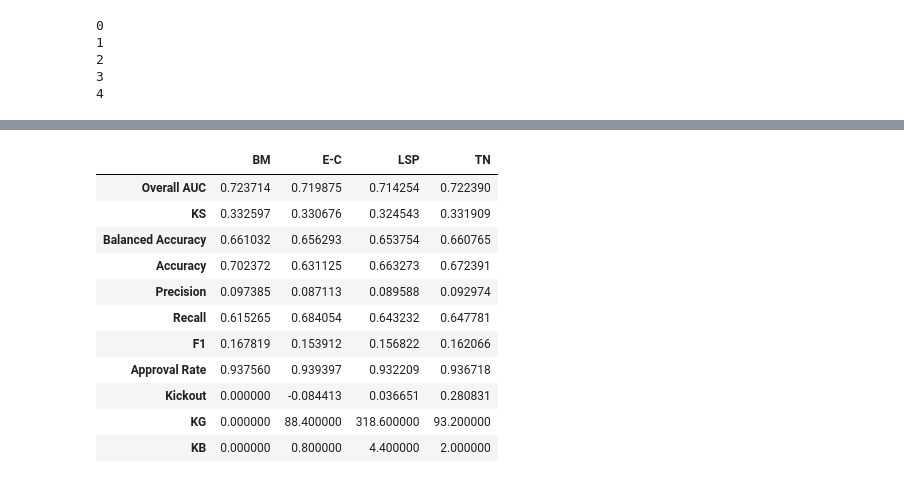
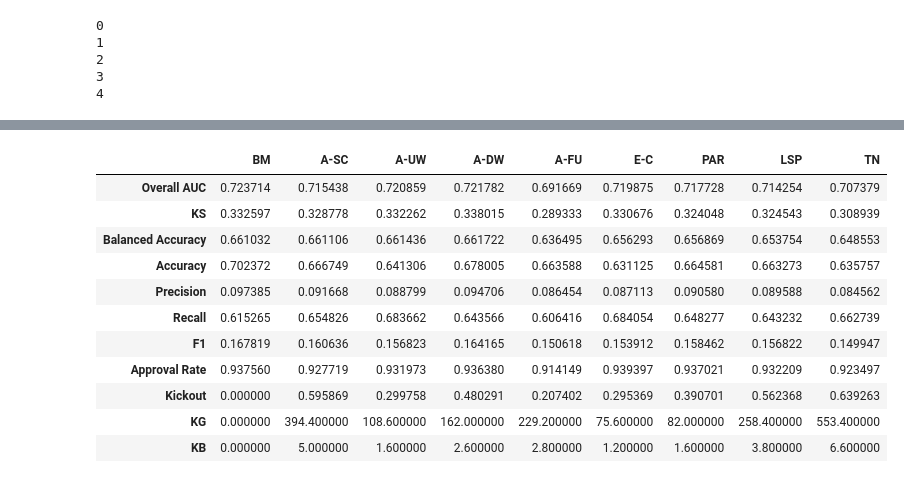
Before and after one commit to hiaac-finance/credit_pipeline, a Jupyter notebook: examples/Model_Pipeline_Functions_Pessoal_V21_K_fold.ipynb, the cells around one changed output, grey strips where cells are left out. Cells and saved outputs as stored; diff of their text form; code cells hidden in the pictures.

```diff
--- a/examples/Model_Pipeline_Functions_Pessoal_V21_K_fold.ipynb
+++ b/examples/Model_Pipeline_Functions_Pessoal_V21_K_fold.ipynb
@@ -208,0 +317,9 @@ best iteration: 3
+# %%
+df_kick = pd.concat(hist_kick, axis=0)
+# %%
+for column_name in df_kick.columns:
+    column_data = df_kick[column_name]
+    print(f"Column Name: {column_name}")
+    print("Column Data:")
+    print(column_data)
+    print("--------------")
@@ -208,0 +344,33 @@ best iteration: 3
+# %%
+import math
+import matplotlib.pyplot as plt
+
+num_plots = len(df_kick.columns)
+num_cols = math.ceil(math.sqrt(num_plots))
+num_rows = math.ceil(num_plots / num_cols)
+
+fig, axs = plt.subplots(num_rows, num_cols, figsize=(12, 8))
+
+for i, column_name in enumerate(df_kick.columns):
+    column_data = df_kick[column_name]
+    row = i // num_cols
+    col = i % num_cols
+
+    axs[row, col].plot(df_kick['TN'].values, label='TN')
+    axs[row, col].plot(column_data.values, label=column_name)
+    axs[row, col].set_xlabel('Acceptance Rate')
+    axs[row, col].set_ylabel('Kickout value')
+    axs[row, col].legend(loc='lower center')
+
+# Hide unused subplots
+for i in range(num_plots, num_rows * num_cols):
+    row = i // num_cols
+    col = i % num_cols
+    if num_rows == 1 and num_cols == 1:
+        axs.axis('off')
+    else:
+        axs[row, col].axis('off')
+
+plt.tight_layout()
+plt.savefig(f'all_kick_by_AR_{main_seed}',  dpi=150)
+plt.show()
@@ -209,22 +395,22 @@ best iteration: 3
 # %%
 metrics_dict = {}
 for fold_number in range(N_splits):
     X_train_acp, X_train_rej, y_train_acp, y_train_rej,X_test_acp, X_test_rej, y_test_acp,X_val_acp, X_val_rej, y_val_acp = data_dict[fold_number]
 
-    metrics_dict[fold_number] = ri.get_metrics_RI(hist_dict[fold_number], X_test_acp, y_test_acp, X_val_acp, y_val_acp, X_test_rej, acp_rate=0.8)
+    metrics_dict[fold_number] = ri.get_metrics_RI(hist_dict[fold_number], X_test_acp, y_test_acp, X_val_acp, y_val_acp, X_test_rej, acp_rate=AR)
     # break
 mean_metrics = sum([metrics_dict[i] for i in range(N_splits)])/N_splits
 mean_metrics
 # %% [output]
-|  | BM | E-C | LSP | TN |
-| Overall AUC | 0.723714 | 0.719875 | 0.714254 | 0.722390 |
-| KS | 0.332597 | 0.330676 | 0.324543 | 0.331909 |
-| Balanced Accuracy | 0.661032 | 0.656293 | 0.653754 | 0.660765 |
-| Accuracy | 0.702372 | 0.631125 | 0.663273 | 0.672391 |
-| Precision | 0.097385 | 0.087113 | 0.089588 | 0.092974 |
-| Recall | 0.615265 | 0.684054 | 0.643232 | 0.647781 |
-| F1 | 0.167819 | 0.153912 | 0.156822 | 0.162066 |
-| Approval Rate | 0.937560 | 0.939397 | 0.932209 | 0.936718 |
-| Kickout | 0.000000 | -0.084413 | 0.036651 | 0.280831 |
-| KG | 0.000000 | 88.400000 | 318.600000 | 93.200000 |
-| KB | 0.000000 | 0.800000 | 4.400000 | 2.000000 |
+|  | BM | A-SC | A-UW | A-DW | A-FU | E-C | PAR | LSP | TN |
+| Overall AUC | 0.723714 | 0.715438 | 0.720859 | 0.721782 | 0.691669 | 0.719875 | 0.717728 | 0.714254 | 0.707379 |
+| KS | 0.332597 | 0.328778 | 0.332262 | 0.338015 | 0.289333 | 0.330676 | 0.324048 | 0.324543 | 0.308939 |
+| Balanced Accuracy | 0.661032 | 0.661106 | 0.661436 | 0.661722 | 0.636495 | 0.656293 | 0.656869 | 0.653754 | 0.648553 |
+| Accuracy | 0.702372 | 0.666749 | 0.641306 | 0.678005 | 0.663588 | 0.631125 | 0.664581 | 0.663273 | 0.635757 |
+| Precision | 0.097385 | 0.091668 | 0.088799 | 0.094706 | 0.086454 | 0.087113 | 0.090580 | 0.089588 | 0.084562 |
+| Recall | 0.615265 | 0.654826 | 0.683662 | 0.643566 | 0.606416 | 0.684054 | 0.648277 | 0.643232 | 0.662739 |
+| F1 | 0.167819 | 0.160636 | 0.156823 | 0.164165 | 0.150618 | 0.153912 | 0.158462 | 0.156822 | 0.149947 |
+| Approval Rate | 0.937560 | 0.927719 | 0.931973 | 0.936380 | 0.914149 | 0.939397 | 0.937021 | 0.932209 | 0.923497 |
+| Kickout | 0.000000 | 0.595869 | 0.299758 | 0.480291 | 0.207402 | 0.295369 | 0.390701 | 0.562368 | 0.639263 |
+| KG | 0.000000 | 394.400000 | 108.600000 | 162.000000 | 229.200000 | 75.600000 | 82.000000 | 258.400000 | 553.400000 |
+| KB | 0.000000 | 5.000000 | 1.600000 | 2.600000 | 2.800000 | 1.200000 | 1.600000 | 3.800000 | 6.600000 |
```
Also changed, not shown: parts of 25 cells of this notebook, 4 other files.
